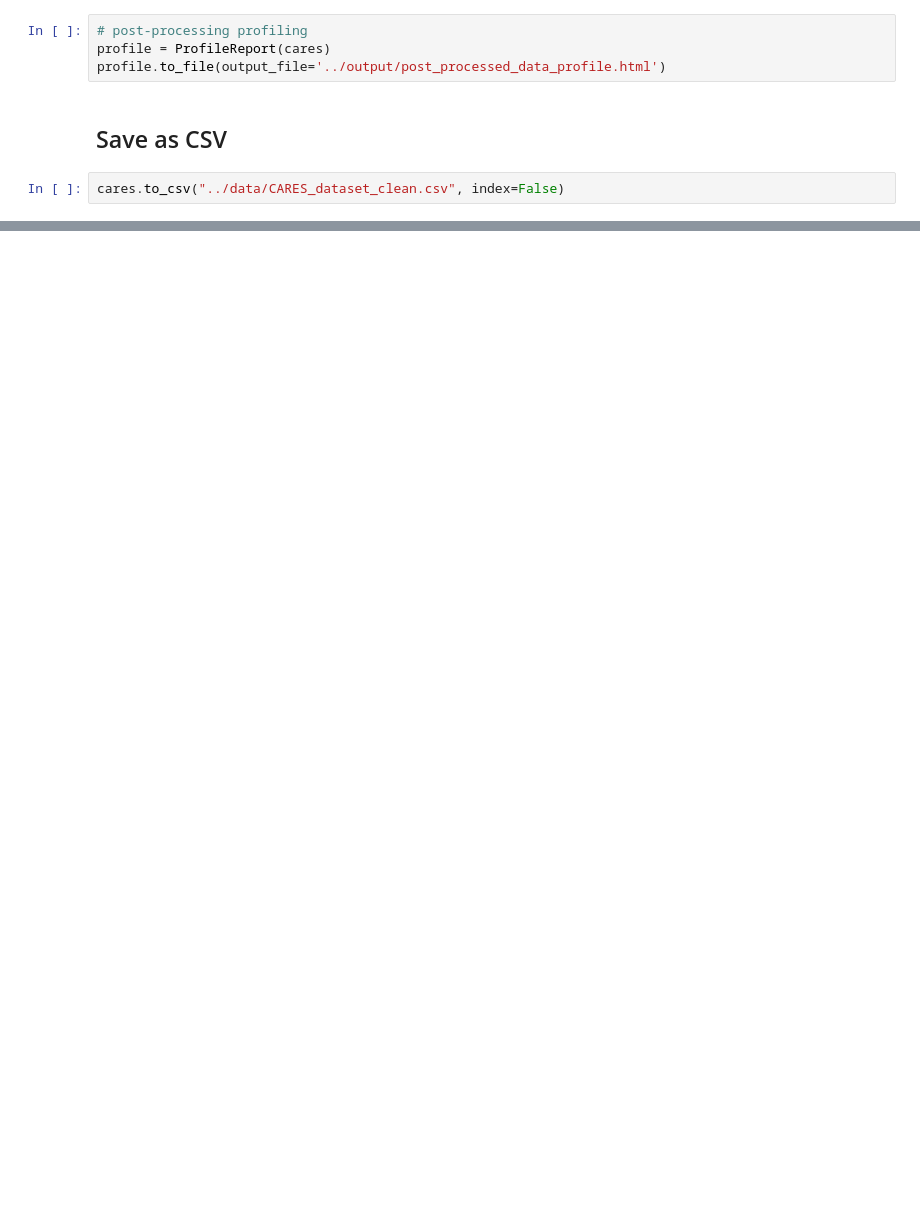
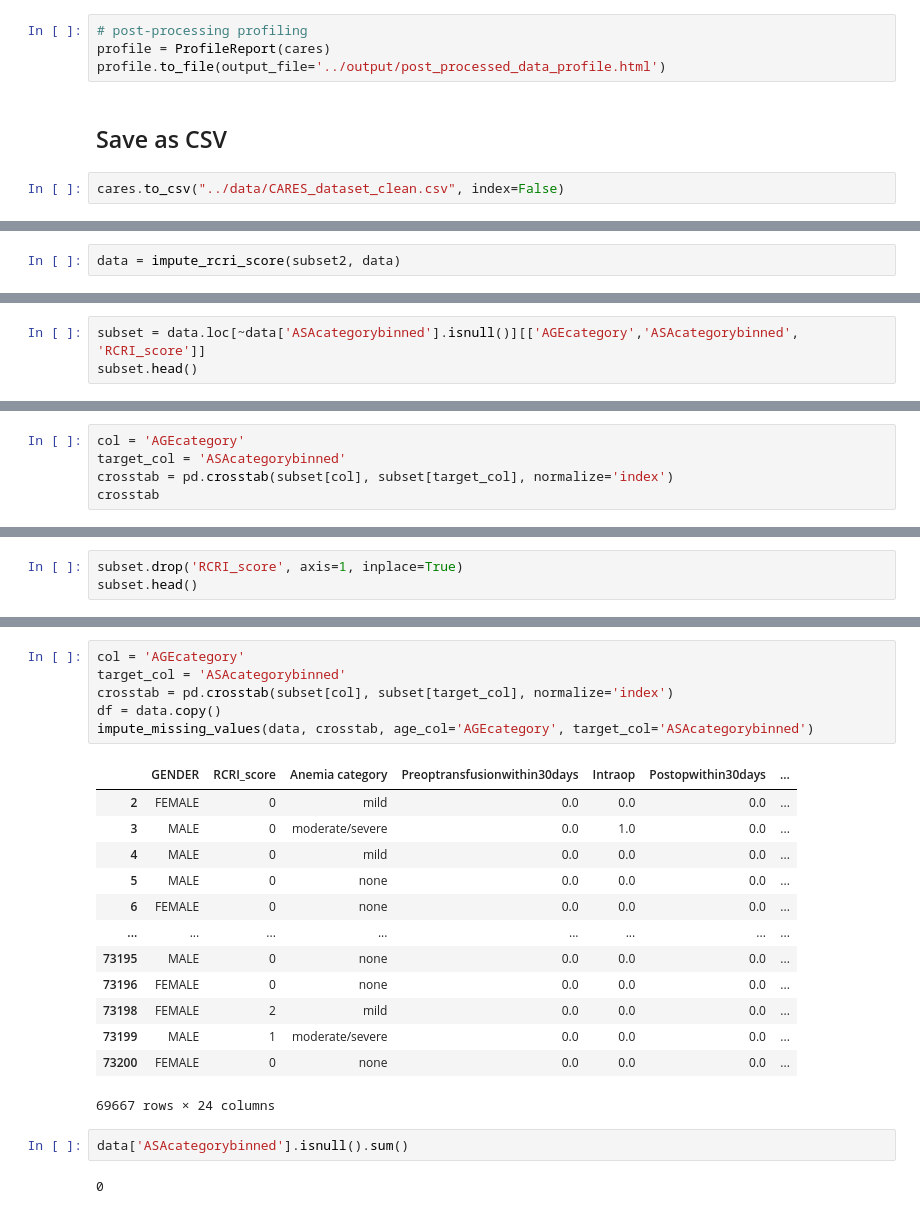
Before and after one commit to Mingtaros/CARES_Analytics, a Jupyter notebook: notebooks/Data_Preparation.ipynb, the cells around one changed output, grey strips where cells are left out. Drawn from its saved outputs; the diff is of its cells as text; blank space fills up the shorter version.

```diff
--- a/notebooks/Data_Preparation.ipynb
+++ b/notebooks/Data_Preparation.ipynb
@@ -651,0 +730,2 @@ cares.to_csv("../data/CARES_dataset_clean.csv", index=False)
+# %%
+data = impute_rcri_score(subset2, data)
@@ -651,0 +860,3 @@ cares.to_csv("../data/CARES_dataset_clean.csv", index=False)
+# %%
+subset = data.loc[~data['ASAcategorybinned'].isnull()][['AGEcategory','ASAcategorybinned', 'RCRI_score']]
+subset.head()
@@ -651,0 +881,5 @@ cares.to_csv("../data/CARES_dataset_clean.csv", index=False)
+# %%
+col = 'AGEcategory'
+target_col = 'ASAcategorybinned'
+crosstab = pd.crosstab(subset[col], subset[target_col], normalize='index')
+crosstab
@@ -651,0 +939,3 @@ cares.to_csv("../data/CARES_dataset_clean.csv", index=False)
+# %%
+subset.drop('RCRI_score', axis=1, inplace=True)
+subset.head()
@@ -651,0 +999,24 @@ cares.to_csv("../data/CARES_dataset_clean.csv", index=False)
+# %%
+col = 'AGEcategory'
+target_col = 'ASAcategorybinned'
+crosstab = pd.crosstab(subset[col], subset[target_col], normalize='index')
+df = data.copy()
+impute_missing_values(data, crosstab, age_col='AGEcategory', target_col='ASAcategorybinned')
+# %% [output]
+|  | GENDER | RCRI_score | Anemia category | Preoptransfusionwithin30days | Intraop | Postopwithin30days | ... |
+| 2 | FEMALE | 0 | mild | 0.0 | 0.0 | 0.0 | ... |
+| 3 | MALE | 0 | moderate/severe | 0.0 | 1.0 | 0.0 | ... |
+| 4 | MALE | 0 | mild | 0.0 | 0.0 | 0.0 | ... |
+| 5 | MALE | 0 | none | 0.0 | 0.0 | 0.0 | ... |
+| 6 | FEMALE | 0 | none | 0.0 | 0.0 | 0.0 | ... |
+| ... | ... | ... | ... | ... | ... | ... | ... |
+| 73195 | MALE | 0 | none | 0.0 | 0.0 | 0.0 | ... |
+| 73196 | FEMALE | 0 | none | 0.0 | 0.0 | 0.0 | ... |
+| 73198 | FEMALE | 2 | mild | 0.0 | 0.0 | 0.0 | ... |
+| 73199 | MALE | 1 | moderate/severe | 0.0 | 0.0 | 0.0 | ... |
+| 73200 | FEMALE | 0 | none | 0.0 | 0.0 | 0.0 | ... |
+69667 rows × 24 columns
+# %%
+data['ASAcategorybinned'].isnull().sum()
+# %% [output]
+0
```
Also changed, not shown: parts of 102 cells of this notebook, 4 other files.
